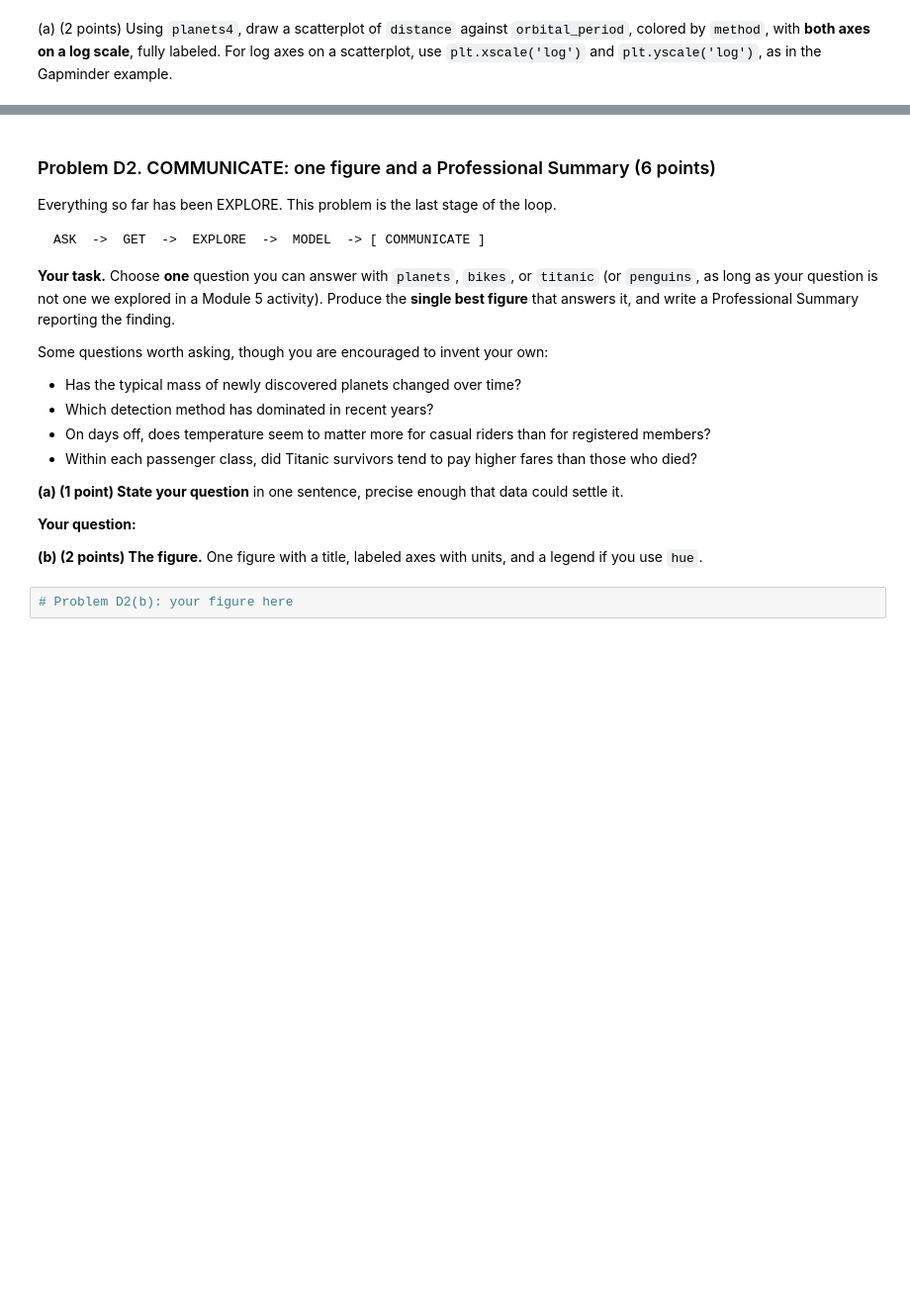
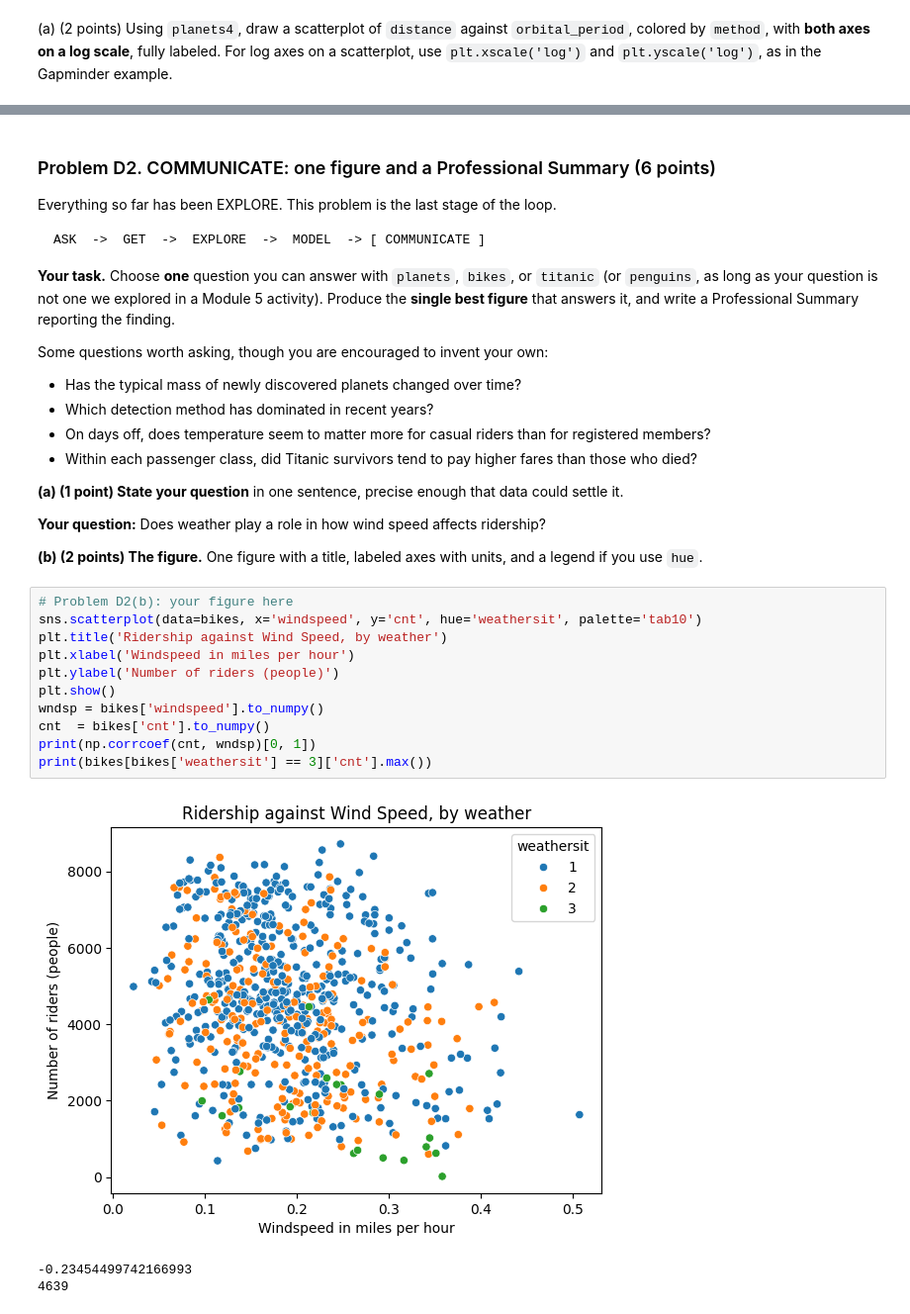
Before and after one commit to JoobZefty/dsc210, a Jupyter notebook: Homework/HW03-arrays_and_visualization.ipynb, the cells around one changed output, grey strips where cells are left out. Shown at 99% size. Drawn from its saved outputs; the diff is of its cells as text; blank space fills up the shorter version.

```diff
--- a/Homework/HW03-arrays_and_visualization.ipynb
+++ b/Homework/HW03-arrays_and_visualization.ipynb
@@ -549,12 +551,25 @@ Some questions worth asking, though you are encouraged to invent your own:
 
 **(a) (1 point) State your question** in one sentence, precise enough that data could settle it.
 
-**Your question:**
+**Your question:** Does weather play a role in how wind speed affects ridership?
 
 
 **(b) (2 points) The figure.** One figure with a title, labeled axes with units, and a legend if you use `hue`.
 # %%
 # Problem D2(b): your figure here
+sns.scatterplot(data=bikes, x='windspeed', y='cnt', hue='weathersit', palette='tab10')
+plt.title('Ridership against Wind Speed, by weather')
+plt.xlabel('Windspeed in miles per hour')
+plt.ylabel('Number of riders (people)')
+plt.show()
+wndsp = bikes['windspeed'].to_numpy()
+cnt  = bikes['cnt'].to_numpy()
+print(np.corrcoef(cnt, wndsp)[0, 1])
+print(bikes[bikes['weathersit'] == 3]['cnt'].max())
+# %% [output]
+[figure, added]
+-0.23454499742166993
+4639
 # %% [markdown]
 **(c) (3 points) The Professional Summary.**
 
```
Also changed, not shown: parts of 4 cells of this notebook.
